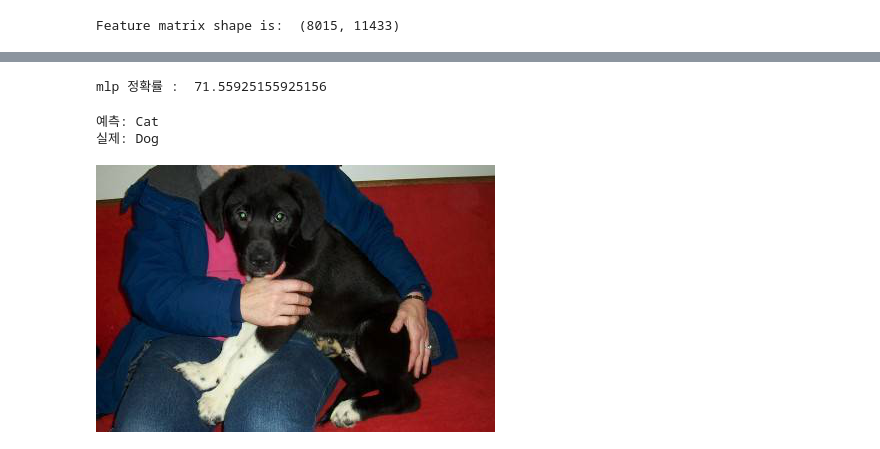
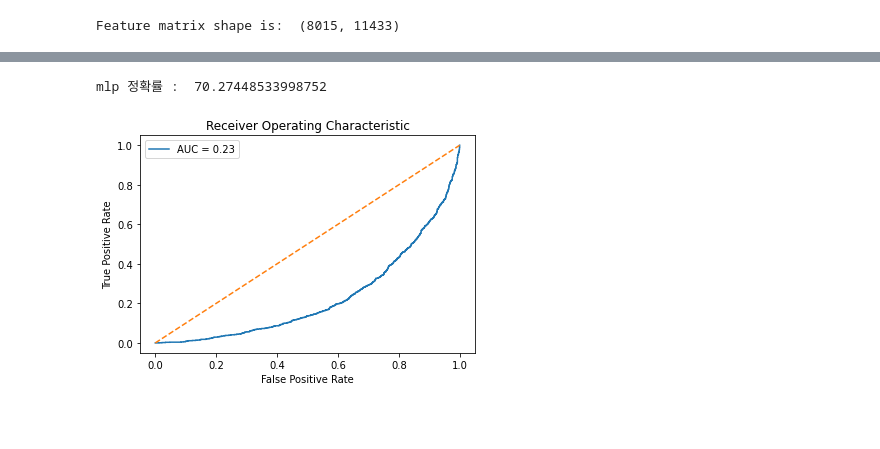
Before and after one commit to chawonlee/AI_svm_mlp_deepmlp, a Jupyter notebook: cat_and_dog_mlp.ipynb, the cells around one changed output, grey strips where cells are left out. Drawn from its saved outputs; the diff is of its cells as text; code cells hidden in the pictures; blank space fills up the shorter version.

```diff
--- a/cat_and_dog_mlp.ipynb
+++ b/cat_and_dog_mlp.ipynb
@@ -162,10 +162,10 @@ Feature matrix shape is:  (8015, 11433)
 # %%
 X_train, X_test, y_train, y_test = train_test_split(imgs_stand,
                                                     labels_df.label.values,
-                                                    test_size=0.3,
+                                                    test_size=0.4,
                                                     )
 # %%
-mlp = MLPClassifier(hidden_layer_sizes=(100), learning_rate_init=0.001, batch_size=32, max_iter=300, solver='sgd', verbose=True)
+mlp = MLPClassifier(hidden_layer_sizes=(100), learning_rate_init=0.001, batch_size=32, max_iter=300, solver='adam', verbose=True)
 mlp.fit(X_train, y_train)
 
 y_pred = mlp.predict(X_test)
@@ -192,7 +192,32 @@ Training loss did not improve more than tol=0.000100 for 10 consecutive epochs.
 accuracy = accuracy_score(y_pred, y_test)
 print('mlp 정확률 : ', accuracy*100)
 # %% [output]
-mlp 정확률 :  71.55925155925156
+mlp 정확률 :  70.27448533998752
+# %%
+# predict probabilities for X_test using predict_proba
+probabilities = mlp.predict_proba(X_test)
+
+# select the probabilities for label 1.0
+y_proba = probabilities[:, 1]
+
+# calculate false positive rate and true positive rate at different thresholds
+false_positive_rate, true_positive_rate, thresholds = roc_curve(y_test, y_proba, pos_label=1)
+
+# calculate AUC
+roc_auc = auc(false_positive_rate, true_positive_rate)
+
+plt.title('Receiver Operating Characteristic')
+# plot the false positive rate on the x axis and the true positive rate on the y axis
+roc_plot = plt.plot(false_positive_rate,
+                    true_positive_rate,
+                    label='AUC = {:0.2f}'.format(roc_auc))
+
+plt.legend(loc=0)
+plt.plot([0,1], [0,1], ls='--')
+plt.ylabel('True Positive Rate')
+plt.xlabel('False Positive Rate');
+# %% [output]
+[figure, added]
 # %%
 from random import randint
 
@@ -212,7 +237,3 @@ print("예측: " + label[prediction[0]])
 print("실제: " + label[labels[random_ix]])
 # display image
 display(Image.open(rand_img))
-# %% [output]
-예측: Cat
-실제: Dog
-[figure, removed]
```
Also changed, not shown: parts of 2 cells of this notebook.
